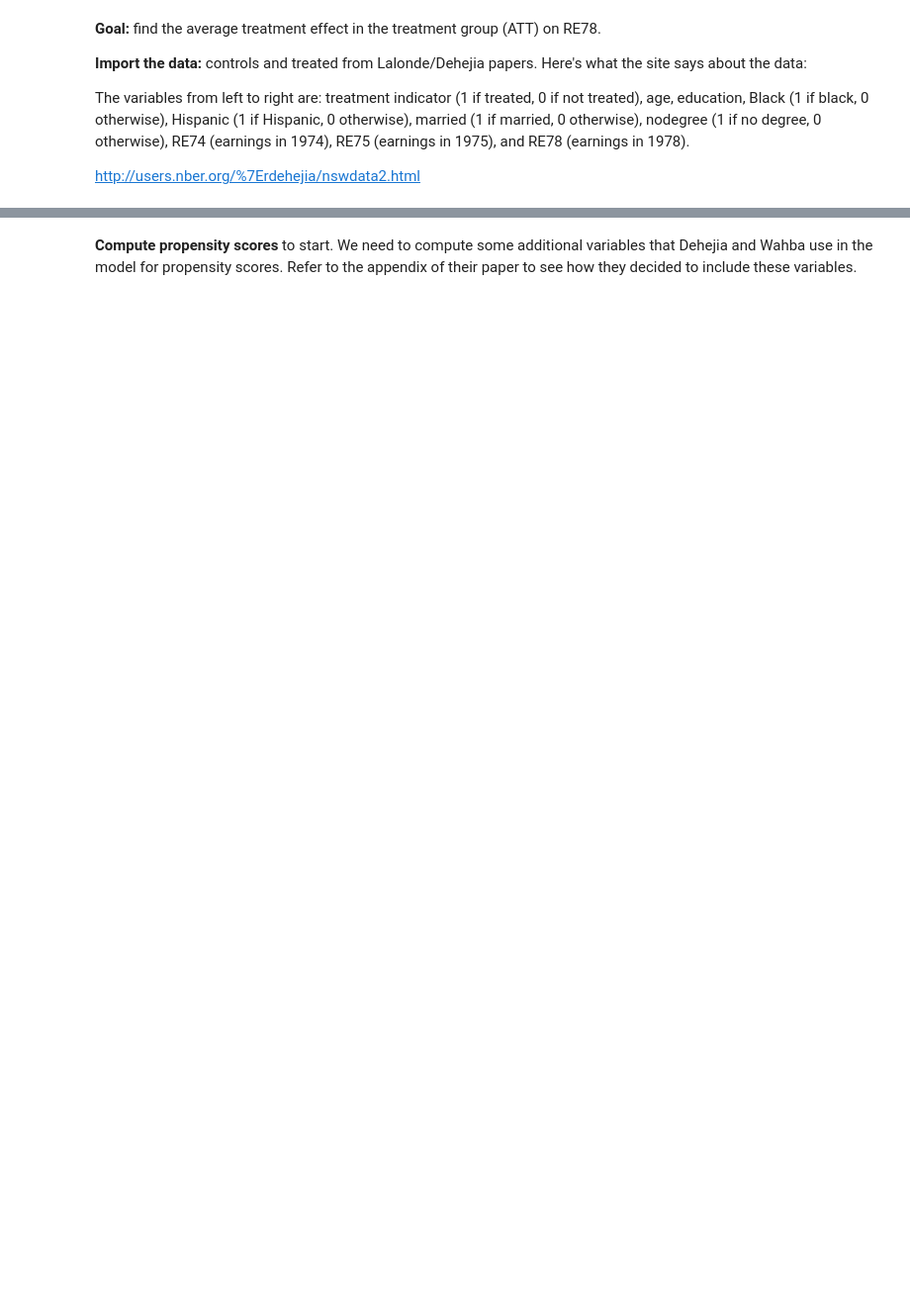
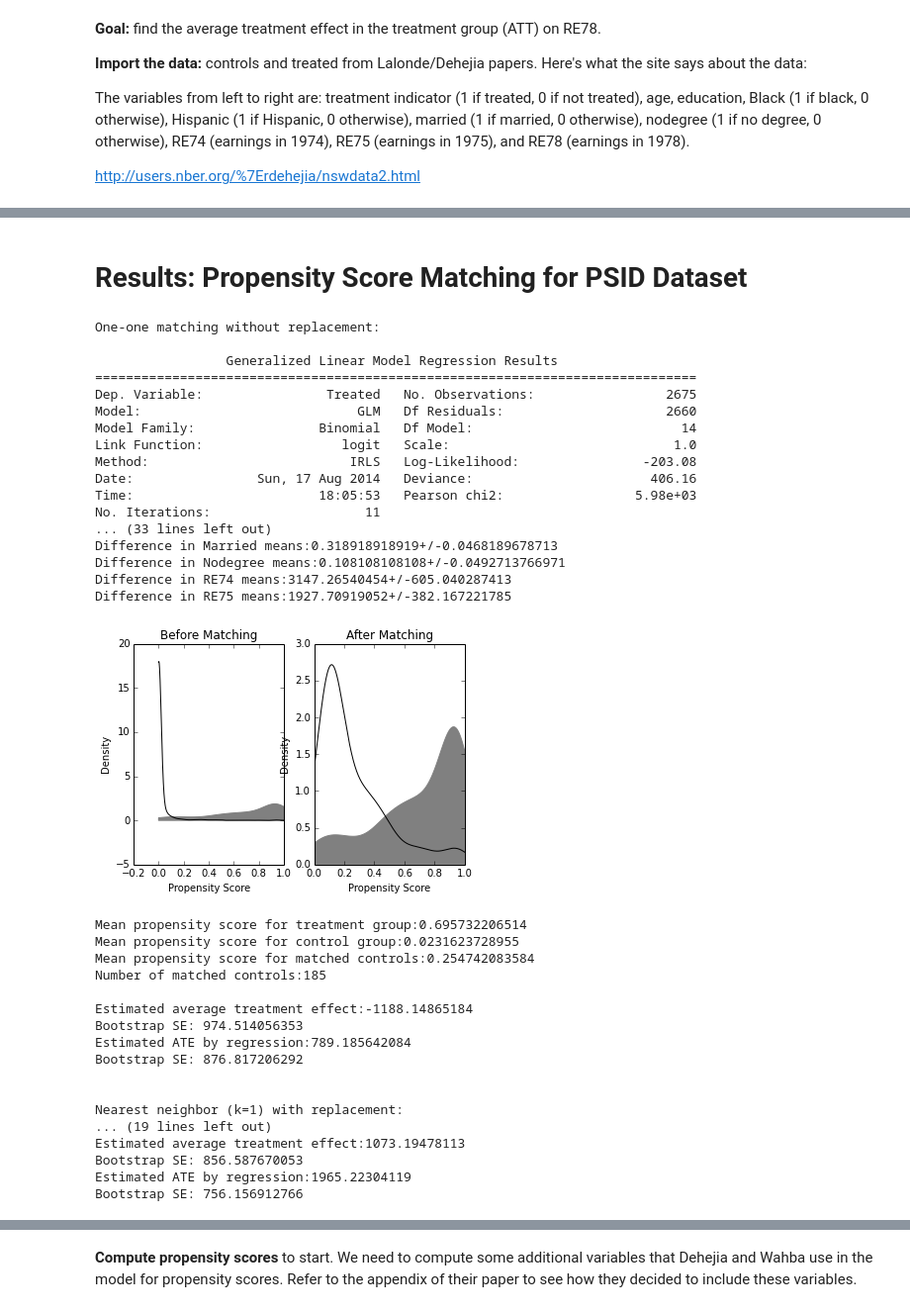
Before and after one commit to kellieotto/ModelMatch, a Jupyter notebook: Code/CompareMethods.ipynb, the cells around one changed output, grey strips where cells are left out. Shown: that part at 99% size. Saved outputs shown, nothing was run; the diff lists cells and outputs as text; code cells hidden in the pictures; blank space fills up the shorter version.

```diff
--- a/Code/CompareMethods.ipynb
+++ b/Code/CompareMethods.ipynb
@@ -47,0 +158,45 @@ print mean(treated.Black), mean(control.Black)
+# %% [markdown]
+# Results: Propensity Score Matching for PSID Dataset
+# %%
+print 'One-one matching without replacement:\n'
+runMatching(treated, psid, dataset = "psid", many = "oneone", method = "caliper", caliper = 0, caliper_method = "propensity", replace = False, B=50, verbosity = 2)
+print '\nNearest neighbor (k=1) with replacement:\n'
+runMatching(treated, psid, dataset = "psid", many = "onemany", method = "knn", k = 1, replace = True, B=50, verbosity = 0)
+print '\nOne-many caliper 0.0001 with replacement:\n'
+runMatching(treated, psid, dataset = "psid", many = "onemany", method = "caliper", caliper = 0.0001, caliper_method = "propensity", replace = True, B=50, verbosity = 0)
+# %% [output]
+One-one matching without replacement:
+
+                 Generalized Linear Model Regression Results
+==============================================================================
+Dep. Variable:                Treated   No. Observations:                 2675
+Model:                            GLM   Df Residuals:                     2660
+Model Family:                Binomial   Df Model:                           14
+Link Function:                  logit   Scale:                             1.0
+Method:                          IRLS   Log-Likelihood:                -203.08
+Date:                Sun, 17 Aug 2014   Deviance:                       406.16
+Time:                        18:05:53   Pearson chi2:                 5.98e+03
+No. Iterations:                    11
+... (33 lines left out)
+Difference in Married means:0.318918918919+/-0.0468189678713
+Difference in Nodegree means:0.108108108108+/-0.0492713766971
+Difference in RE74 means:3147.26540454+/-605.040287413
+Difference in RE75 means:1927.70919052+/-382.167221785
+[figure, added]
+Mean propensity score for treatment group:0.695732206514
+Mean propensity score for control group:0.0231623728955
+Mean propensity score for matched controls:0.254742083584
+Number of matched controls:185
+
+Estimated average treatment effect:-1188.14865184
+Bootstrap SE: 974.514056353
+Estimated ATE by regression:789.185642084
+Bootstrap SE: 876.817206292
+
+
+Nearest neighbor (k=1) with replacement:
+... (19 lines left out)
+Estimated average treatment effect:1073.19478113
+Bootstrap SE: 856.587670053
+Estimated ATE by regression:1965.22304119
+Bootstrap SE: 756.156912766
```
Also changed, not shown: parts of 15 cells of this notebook, 7 other files.
